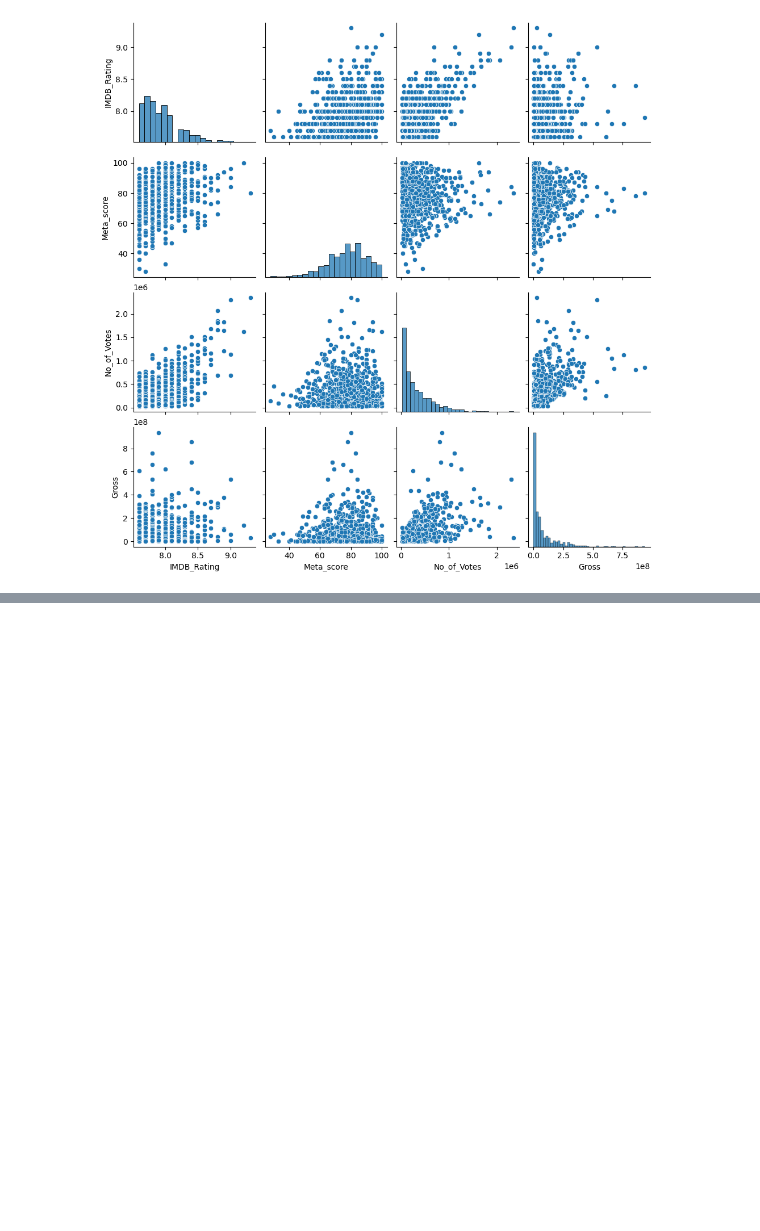
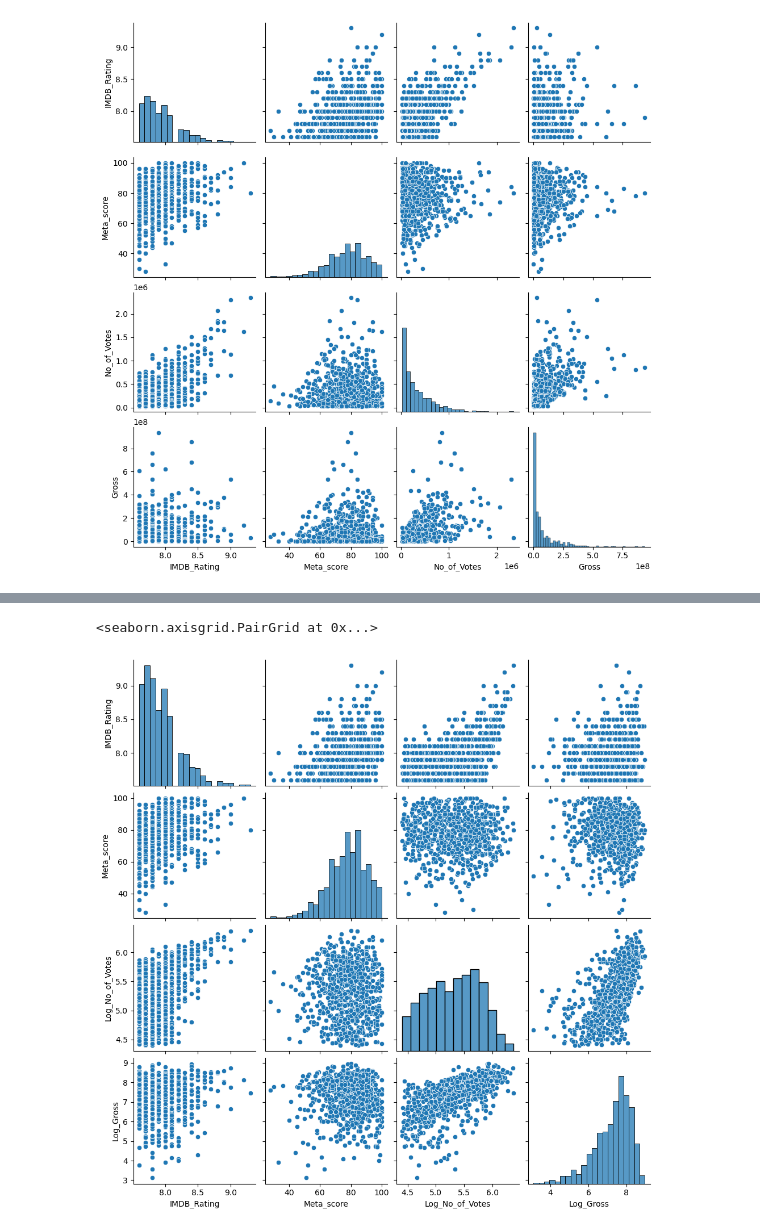
Before and after one commit to kaenkai/research-analysis-tools, a Jupyter notebook: playground/eda_imdb.ipynb, the cells around one changed output, grey strips where cells are left out. Drawn from its saved outputs; the diff is of its cells as text; code cells hidden in the pictures; blank space fills up the shorter version.

Commit message:
Log analysis for IMDb dataset

```diff
--- a/playground/eda_imdb.ipynb
+++ b/playground/eda_imdb.ipynb
@@ -167,0 +178,5 @@ sns.pairplot(df[['IMDB_Rating', 'Meta_score', 'No_of_Votes', 'Gross']])
+# %%
+sns.pairplot(df[['IMDB_Rating', 'Meta_score', 'Log_No_of_Votes', 'Log_Gross']])
+# %% [output]
+<seaborn.axisgrid.PairGrid at 0x...>
+[figure, added]
```
Also changed, not shown: parts of 2 cells of this notebook, 1 other file.
